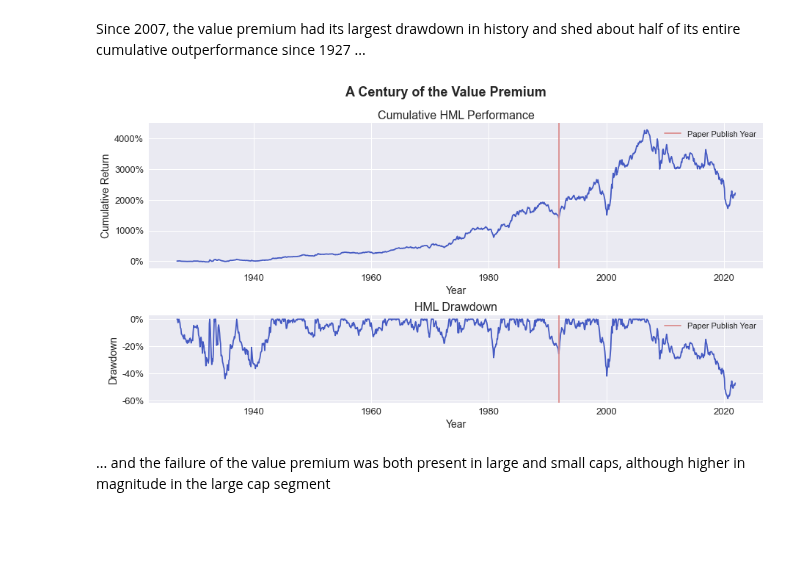
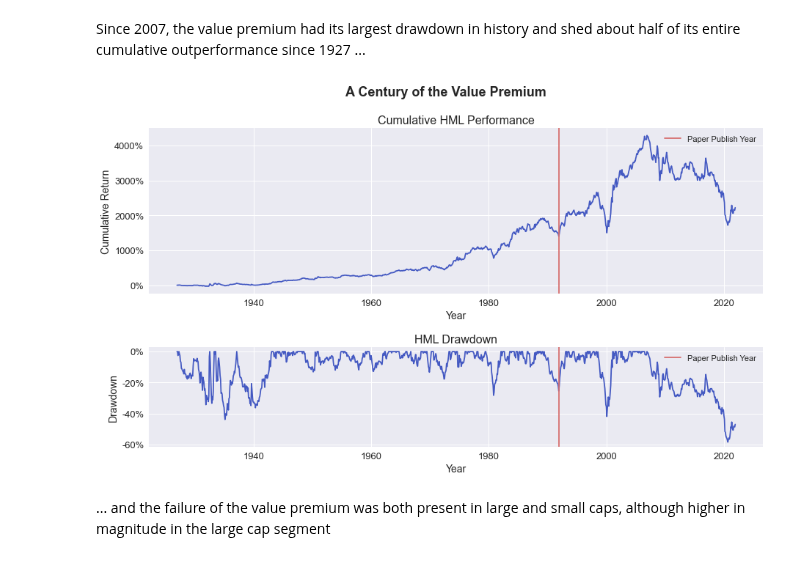
Before and after one commit to jonasniemeyer/investing-ideas, a Jupyter notebook: analyzing_the_value_premium.ipynb, the cells around one changed output. Drawn from its saved outputs; the diff is of its cells as text; code cells hidden in the pictures; blank space fills up the shorter version.

```diff
--- a/analyzing_the_value_premium.ipynb
+++ b/analyzing_the_value_premium.ipynb
@@ -92,39 +92,39 @@ Since 2007, the value premium had its largest drawdown in history and shed about
 df["HML Cumulative"] = (1+df["HML"]).cumprod()
 df["HML Drawdown"] = df["HML Cumulative"] / df["HML Cumulative"].cummax() - 1
 
-figure, axes = plt.subplots(2, gridspec_kw={'height_ratios': [5, 3]}, figsize=(15,7))
+figure, axes = plt.subplots(2, gridspec_kw={'height_ratios': [5, 3]}, figsize=(15,8))
 plt.subplots_adjust(hspace=0.4)
 figure.suptitle("A Century of the Value Premium", fontsize=18, fontweight="bold")
 
 axes[0].plot(df["HML Cumulative"]-1, color="#4459c2")
-axes[0].axvline(x=(1992-1970)*365, label="Paper Publish Year", color="#db8a8a")
+axes[0].axvline(x=(1992-1970)*365, label="Paper Publish Year", color="#d66b6b")
 
 axes[0].set_title("Cumulative HML Performance", size=16)
 axes[0].set_xlabel("Year", size=14)
 axes[0].set_ylabel("Cumulative Return", size=14)
 axes[0].tick_params(axis="x", labelsize=13)
 
 yticks = np.linspace(0, (df["HML Cumulative"]-1).max() // 10 * 10, 5)
 axes[0].set_yticks(yticks)
 axes[0].set_yticklabels([f"{tick:.0%}" for tick in yticks], size=13)
 
 axes[0].legend(fontsize=11, loc="upper right");
 
 axes[1].plot(df["HML Drawdown"], color="#4459c2")
-axes[1].axvline(x=(1992-1970)*365, label="Paper Publish Year", color="#db8a8a")
+axes[1].axvline(x=(1992-1970)*365, label="Paper Publish Year", color="#d66b6b")
 
 axes[1].set_title("HML Drawdown", size=16)
 axes[1].set_xlabel("Year", size=14)
 axes[1].set_ylabel("Drawdown", size=14)
 axes[1].tick_params(axis="x", labelsize=13)
 
 yticks = [-0.6,-0.4,-0.2, 0]
 axes[1].set_yticks(yticks)
 axes[1].set_yticklabels([f"{tick:.0%}" for tick in yticks], size=13)
 
 axes[1].legend(fontsize=11, loc="upper right");
 # %% [output]
-[figure, old version]
+[figure, new version]
 # %% [markdown]
 ... and the failure of the value premium was both present in large and small caps, although higher in magnitude in the large cap segment
 # %%
```
Also changed, not shown: parts of 23 cells of this notebook.
